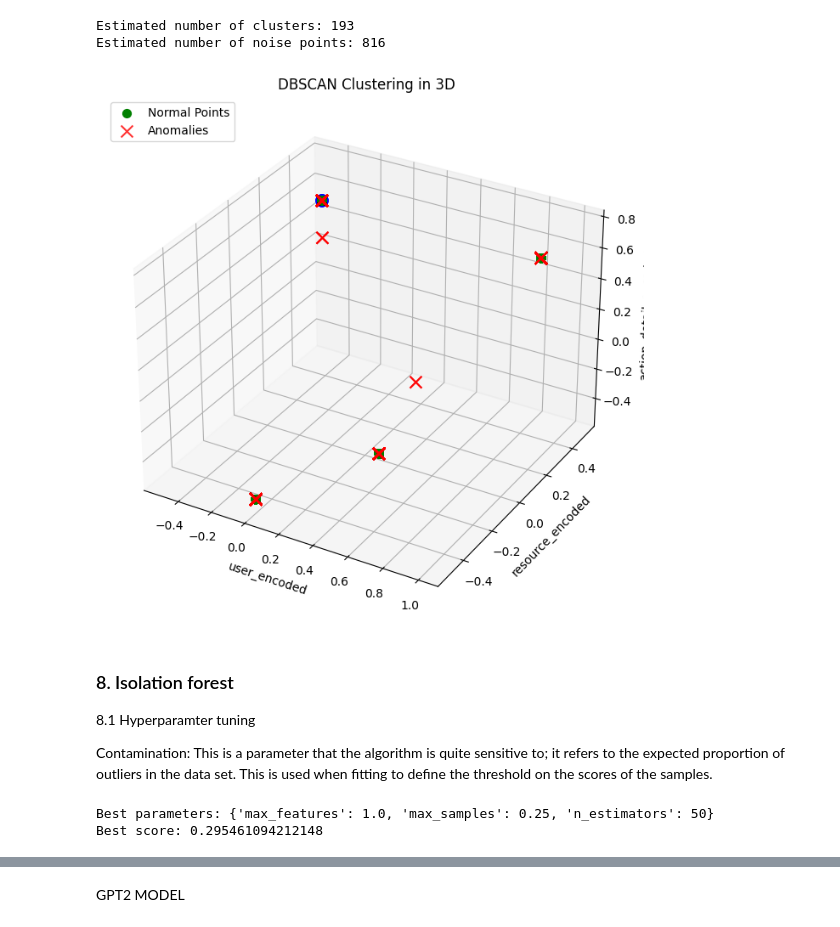
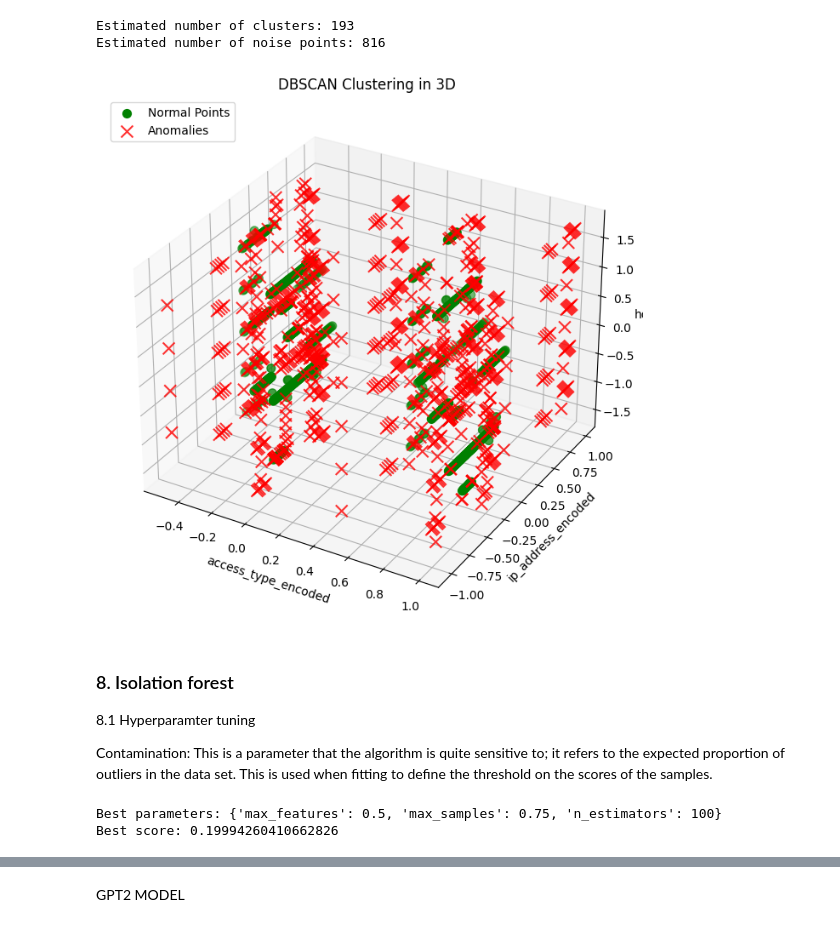
Before and after one commit to albionaguri/cybersecurity, a Jupyter notebook: dataset-sintetico.ipynb, the cells around one changed output, grey strips where cells are left out. Drawn from its saved outputs; the diff is of its cells as text; code cells hidden in the pictures.

```diff
--- a/dataset-sintetico.ipynb
+++ b/dataset-sintetico.ipynb
@@ -354,37 +354,37 @@ Estimated number of noise points: 816
 # %%
 import matplotlib.pyplot as plt
 from mpl_toolkits.mplot3d import Axes3D
 from sklearn.cluster import DBSCAN
 import numpy as np
 
-X = scaled_df[['access_type_encoded', 'resource_encoded', 'action_detail_encoded']].values
+X = scaled_df[['access_type_encoded', 'ip_address_encoded', 'hour']].values
 
 
 # Create a 3D scatter plot
 fig = plt.figure(figsize=(10, 8))
 ax = fig.add_subplot(111, projection='3d')
 
 # Plot the normal (clustered) points in blue
 normal_points = ax.scatter(X[labels != -1, 0], X[labels != -1, 1], X[labels != -1, 2], c='green', s=50)
 
 # Plot the anomalies (noise points) in red with 'x' markers
 anomalies = ax.scatter(X[labels == -1, 0], X[labels == -1, 1], X[labels == -1, 2], marker='x', c='#FF0000', s=100, alpha=0.8)
 
-# plot the failed points
-failed_points = ax.scatter(X[labels == 1, 0], X[labels == 1, 1], X[labels == 1, 2], marker='o', c='blue', s=100, alpha=0.8, label='Failed')
+# # plot the failed points
+# failed_points = ax.scatter(X[labels == 1, 0], X[labels == 1, 1], X[labels == 1, 2], marker='o', c='blue', s=100, alpha=0.8, label='Failed')
 
 # Set labels and title
-ax.set_xlabel('user_encoded')
-ax.set_ylabel('resource_encoded')
-ax.set_zlabel('action_detail_encoded')
+ax.set_xlabel('access_type_encoded')
+ax.set_ylabel('ip_address_encoded')
+ax.set_zlabel('hour')
 ax.set_title('DBSCAN Clustering in 3D')
 
 # Add a legend
 ax.legend([normal_points, anomalies], ['Normal Points', 'Anomalies'], loc='upper left')
 
 plt.show()
 # %% [output]
-[figure, old version]
+[figure, new version]
 # %% [markdown]
 ### 8. Isolation forest
 8.1 Hyperparamter tuning
@@ -430,7 +430,7 @@ param_grid = {
     'max_features': [1.0, 0.7, 0.5]
 }
 
-X = scaled_df[['access_type_encoded', 'resource_encoded', 'action_detail_encoded']].values
+X = scaled_df[['access_type_encoded', 'ip_address_encoded', 'hour']].values
 
 # Set up the grid search with the custom scorer
 grid_search = GridSearchCV(estimator=iso_forest, param_grid=param_grid, scoring=unsupervised_scorer, cv=5, n_jobs=-1)
@@ -448,8 +448,8 @@ print(f"Best score: {best_score}")
 # the best estimator for further analysis
 best_iso_forest = grid_search.best_estimator_
 # %% [output]
-Best parameters: {'max_features': 1.0, 'max_samples': 0.25, 'n_estimators': 50}
-Best score: 0.295461094212148
+Best parameters: {'max_features': 0.5, 'max_samples': 0.75, 'n_estimators': 100}
+Best score: 0.19994260410662826
 # %%
 from sklearn.ensemble import IsolationForest
 
```
Also changed, not shown: parts of 3 cells of this notebook.
